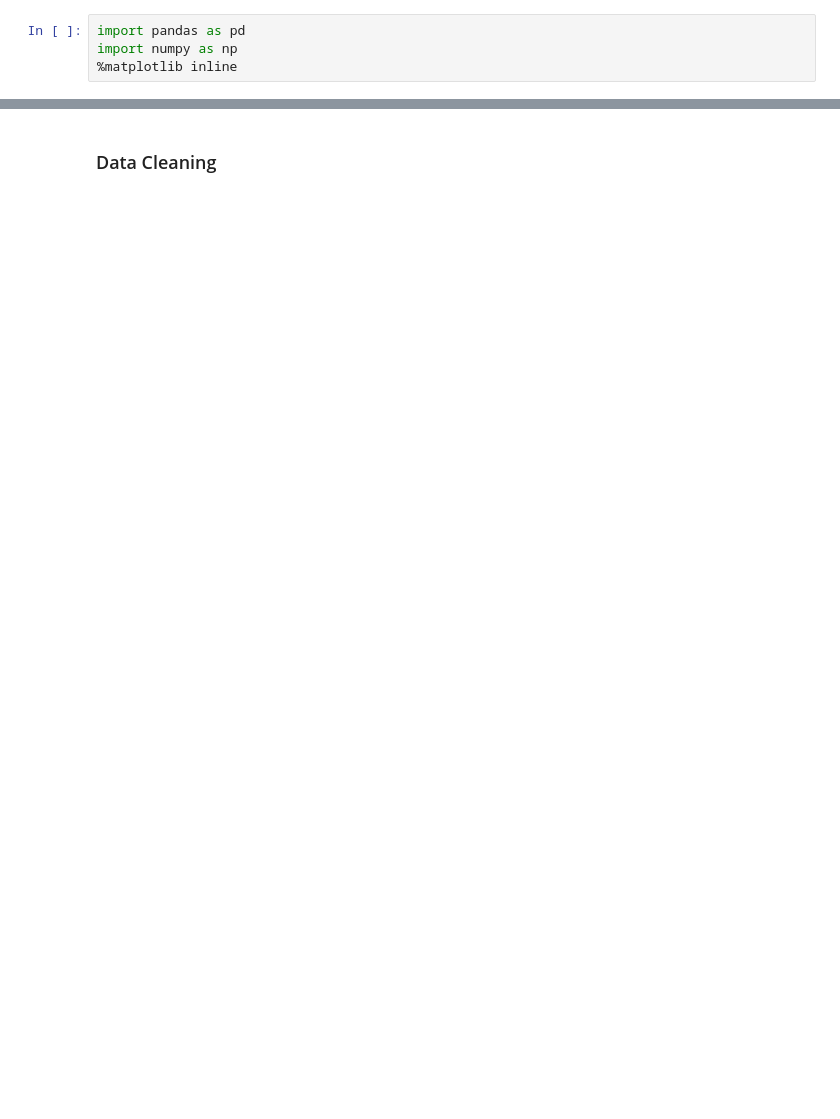
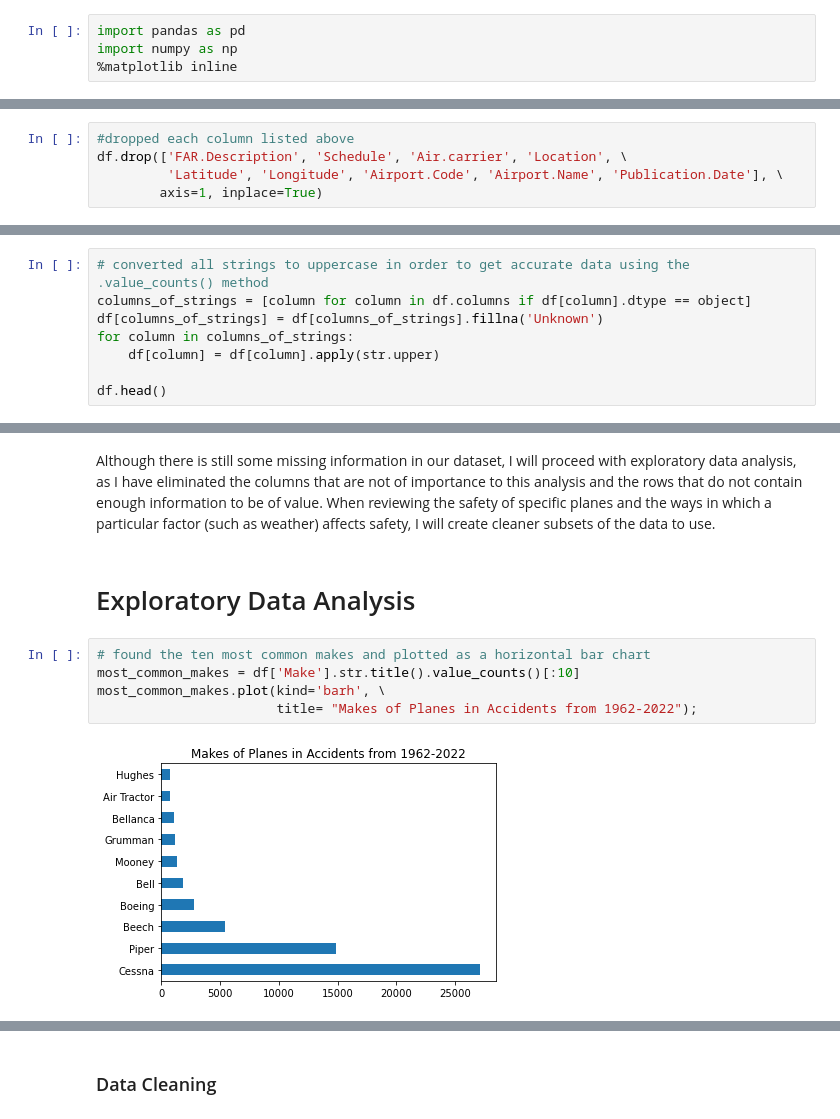
Before and after one commit to ccsurratt/dsc-phase-1-project-v3, a Jupyter notebook: student.ipynb, the cells around one changed output, grey strips where cells are left out. Saved outputs shown, nothing was run; the diff lists cells and outputs as text; blank space fills up the shorter version.

Commit message:
Continued with data cleaning (particularly entries related to injury)

```diff
--- a/student.ipynb
+++ b/student.ipynb
@@ -37,0 +75,5 @@ df
+# %%
+#dropped each column listed above
+df.drop(['FAR.Description', 'Schedule', 'Air.carrier', 'Location', \
+         'Latitude', 'Longitude', 'Airport.Code', 'Airport.Name', 'Publication.Date'], \
+        axis=1, inplace=True)
@@ -37,0 +192,8 @@ df
+# %%
+# converted all strings to uppercase in order to get accurate data using the .value_counts() method
+columns_of_strings = [column for column in df.columns if df[column].dtype == object]
+df[columns_of_strings] = df[columns_of_strings].fillna('Unknown')
+for column in columns_of_strings:
+    df[column] = df[column].apply(str.upper)
+
+df.head()
@@ -37,0 +218,11 @@ df
+# %% [markdown]
+Although there is still some missing information in our dataset, I will proceed with exploratory data analysis, as I have eliminated the columns that are not of importance to this analysis and the rows that do not contain enough information to be of value. When reviewing the safety of specific planes and the ways in which a particular factor (such as weather) affects safety, I will create cleaner subsets of the data to use.
+# %% [markdown]
+# Exploratory Data Analysis
+# %%
+# found the ten most common makes and plotted as a horizontal bar chart
+most_common_makes = df['Make'].str.title().value_counts()[:10]
+most_common_makes.plot(kind='barh', \
+                       title= "Makes of Planes in Accidents from 1962-2022");
+# %% [output]
+[figure, added]
```
Also changed, not shown: parts of 52 cells of this notebook.
